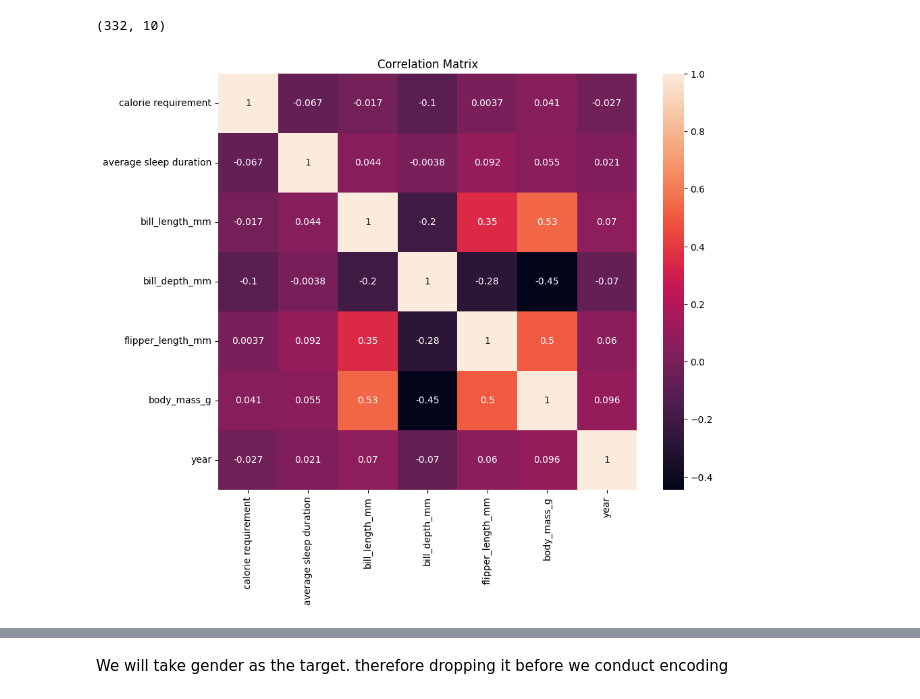
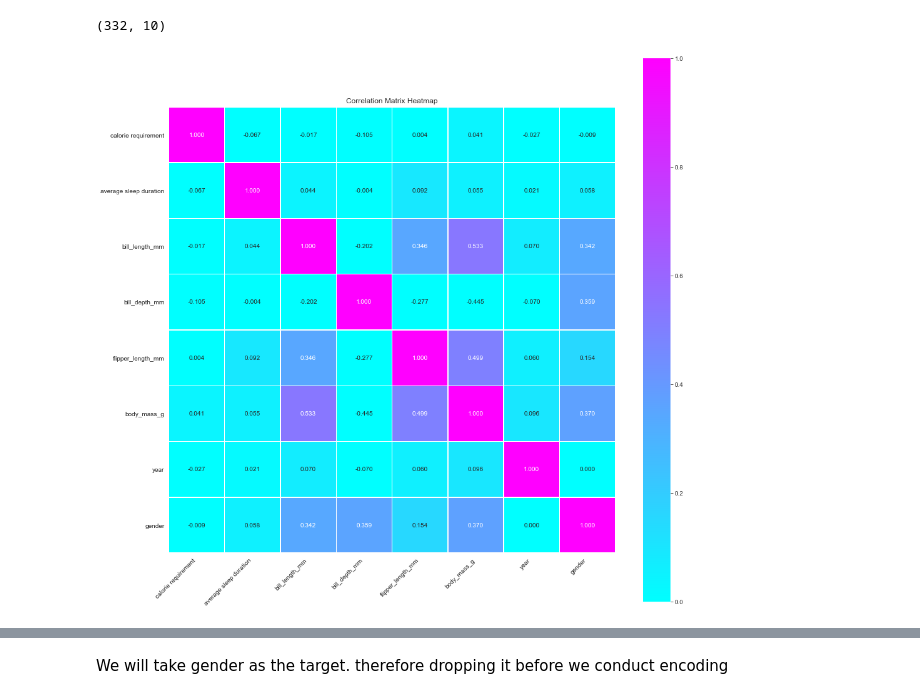
Before and after one commit to nik-052/Classification-and-Regression-Methods, a Jupyter notebook: Part-1/penguins_dataset/penguin.ipynb, the cells around one changed output, grey strips where cells are left out. Cells and saved outputs as stored; diff of their text form; code cells hidden in the pictures.

Commit message:
changes to correlation matrix and addition of print statements

```diff
--- a/Part-1/penguins_dataset/penguin.ipynb
+++ b/Part-1/penguins_dataset/penguin.ipynb
@@ -218,15 +239,28 @@ df_outlier_free.shape
 df_outlier_free['species']=df_outlier_free['species'].str.upper()
 # %%
 df_outlier_free['island']=df_outlier_free['island'].str.upper()
-# %%
-numeric_df = df_outlier_free.select_dtypes(include=['float64','int64'])
-matrix = numeric_df.corr()
-plt.figure(figsize=(10, 8))
-sns.heatmap(matrix, annot=True)
-plt.title('Correlation Matrix')
-plt.show()
-# %% [output]
-[figure, removed]
+# %%
+# finding correlation between target variable and numerical variables
+df_correlation = df_outlier_free.copy()
+df_correlation['gender'] = df_correlation['gender'].apply(lambda x: 1 if x.lower() == 'male' else 0)
+columnOrder = [x for x in df_correlation.columns if x != "gender"] + ["gender"]
+df_correlation = df_correlation[columnOrder]
+correlation_matrix = df_correlation.corr()
+plt.figure(figsize=(16, 16))
+
+sns.heatmap(correlation_matrix,
+            annot=True,
+            cmap='cool',
+            vmin=0, vmax=1,
+            linewidths=0.5,
+            square=True,
+            fmt='.3f')
+plt.xticks(rotation=45, ha='right')
+# plt.tight_layout()
+plt.title('Correlation Matrix Heatmap')
+plt.show()
+# %% [output]
+[figure, added]
 # %%
 # Reference : gishnuma_assignmen0_final.ipnb
 df_groupby_species = df_outlier_free.groupby('species').size()
```
Also changed, not shown: parts of 13 cells of this notebook, 1 other file.
